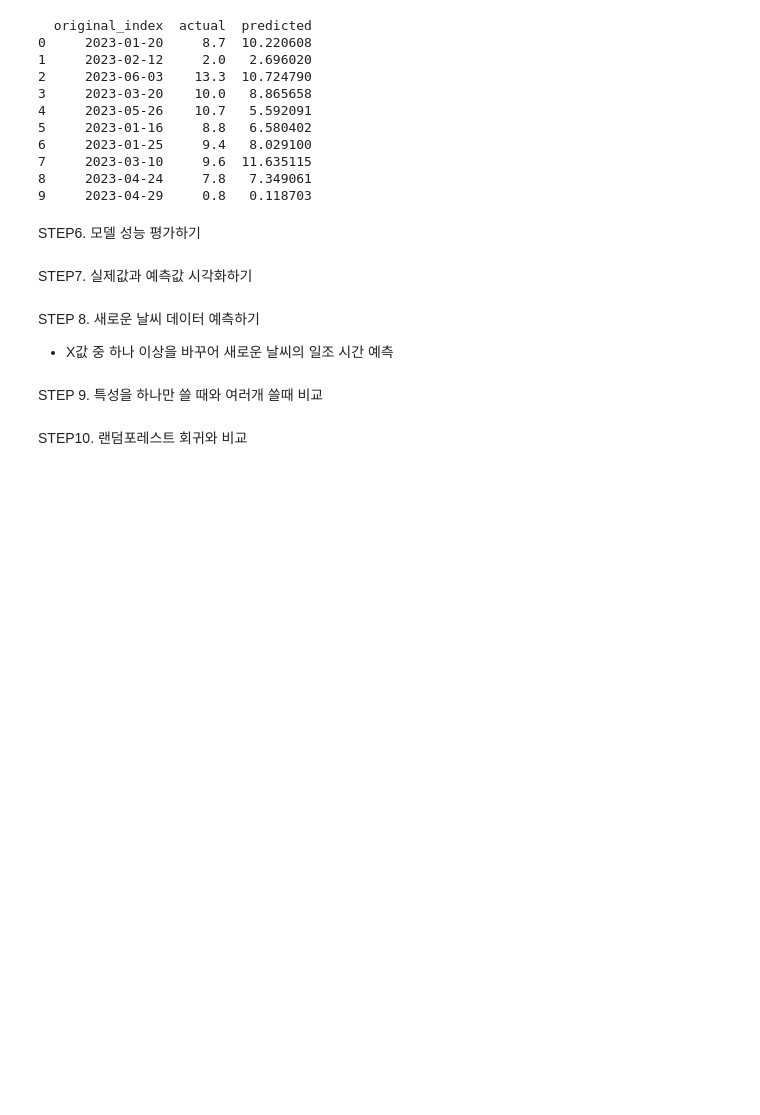
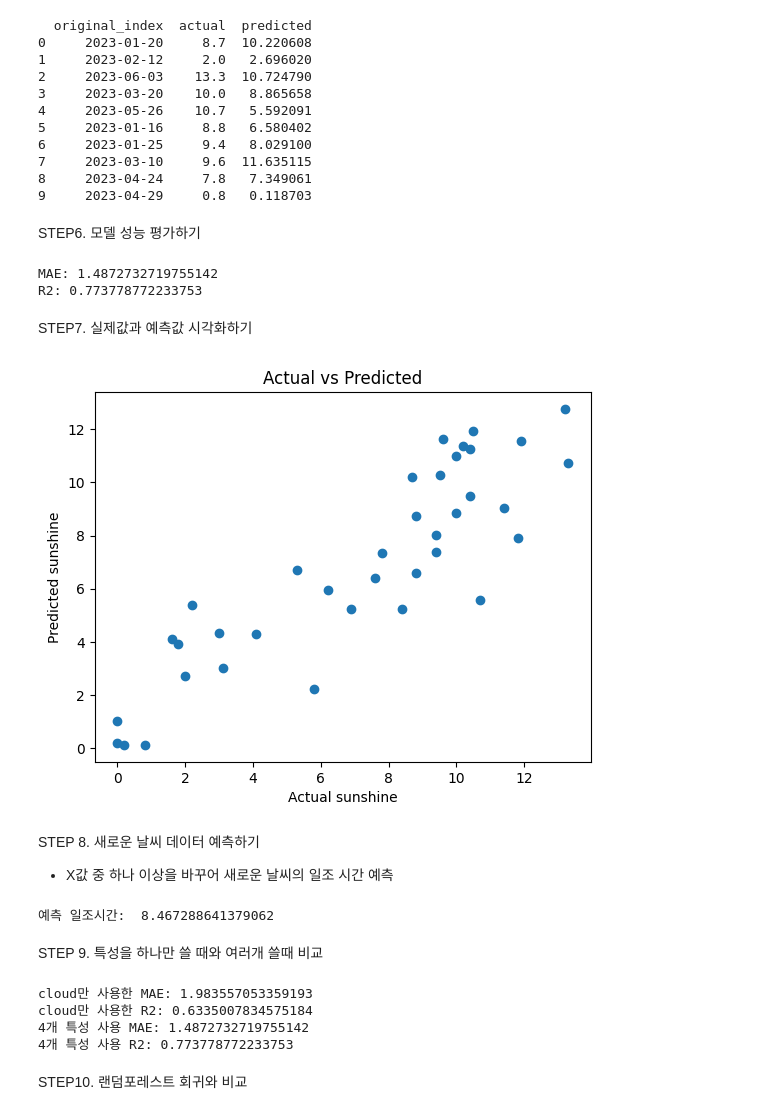
Before and after one commit to wjdtjwls512/School, a Jupyter notebook: 인공지능일반/파이썬 머신러닝(날씨)_1315정서진.ipynb, the cells around one changed output. Saved outputs shown, nothing was run; the diff lists cells and outputs as text; code cells hidden in the pictures; blank space fills up the shorter version.

```diff
--- a/인공지능일반/파이썬 머신러닝(날씨)_1315정서진.ipynb
+++ b/인공지능일반/파이썬 머신러닝(날씨)_1315정서진.ipynb
@@ -100,12 +100,65 @@ print(result.head(10))
 9     2023-04-29     0.8   0.118703
 # %% [markdown]
 STEP6. 모델 성능 평가하기
+# %%
+from sklearn.metrics import mean_absolute_error, r2_score
+mae = mean_absolute_error(y_test, pred)
+r2 = r2_score(y_test, pred)
+print('MAE:', mae)
+print('R2:', r2)
+# %% [output]
+MAE: 1.4872732719755142
+R2: 0.773778772233753
 # %% [markdown]
 STEP7. 실제값과 예측값 시각화하기
+# %%
+plt.scatter(y_test, pred)
+plt.xlabel('Actual sunshine')
+plt.ylabel('Predicted sunshine')
+plt.title('Actual vs Predicted')
+plt.show()
+# %% [output]
+[figure, added]
 # %% [markdown]
 STEP 8. 새로운 날씨 데이터 예측하기
  - X값 중 하나 이상을 바꾸어 새로운 날씨의 일조 시간 예측
+# %%
+new_weather = pd.DataFrame(
+    {
+        'temp': [20.0],
+        'wind': [2.5],
+        'humi': [60.0],
+        'cloud': [4.0],
+    }
+)
+new_pred = model.predict(new_weather)
+print('예측 일조시간: ', new_pred[0])
+# %% [output]
+예측 일조시간:  8.467288641379062
 # %% [markdown]
 STEP 9. 특성을 하나만 쓸 때와 여러개 쓸때 비교
+# %%
+X1 = weather[['cloud']]
+y1 = weather['sunshine']
+X1_train, X1_test, y1_train, y1_test = train_test_split(
+    X1, y, test_size = 0.2, random_state = 42
+)
+
+model1 = LinearRegression()
+model1.fit(X1_train, y1_train)
+pred1 = model1.predict(X1_test)
+
+mae1 = mean_absolute_error(y1_test, pred1)
+r21 = r2_score(y1_test, pred1)
+
+print('cloud만 사용한 MAE:', mae1)
+print('cloud만 사용한 R2:', r21)
+print('4개 특성 사용 MAE:', mae)
+print('4개 특성 사용 R2:', r2)
+# %% [output]
+cloud만 사용한 MAE: 1.983557053359193
+cloud만 사용한 R2: 0.6335007834575184
+4개 특성 사용 MAE: 1.4872732719755142
+4개 특성 사용 R2: 0.773778772233753
 # %% [markdown]
 STEP10. 랜덤포레스트 회귀와 비교
```
Also changed, not shown: parts of 1 cell of this notebook.
